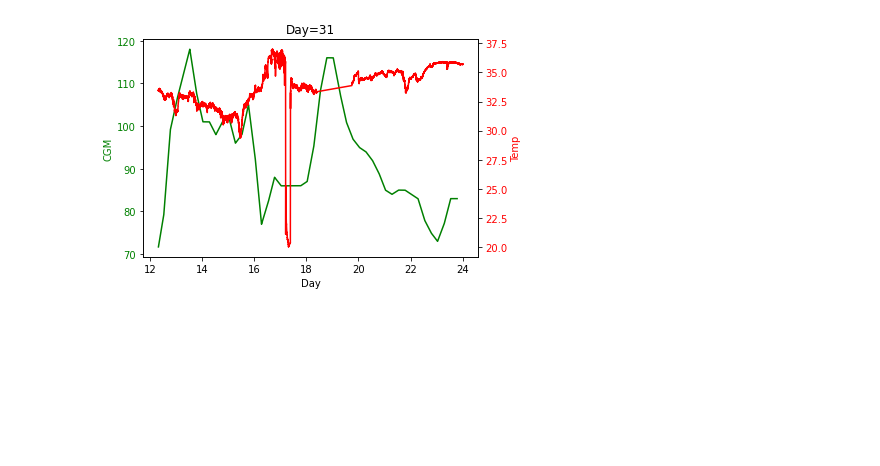
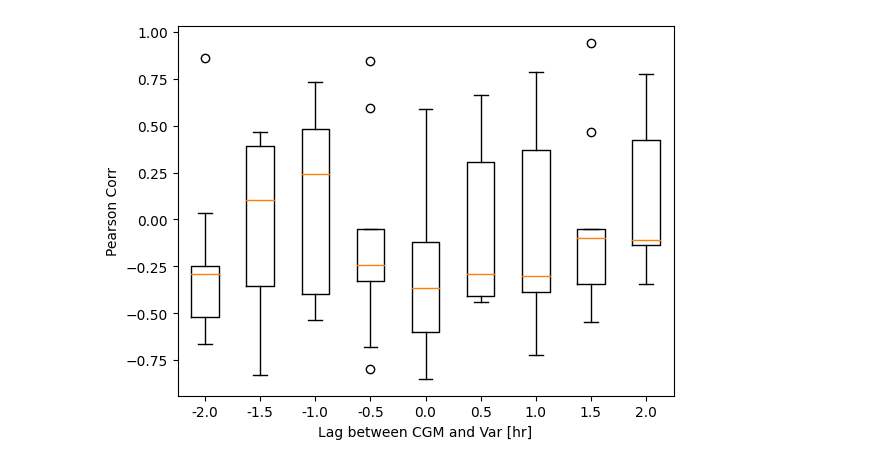
Before and after one commit to somidvar/STMI-CGM-Predictor, a Jupyter notebook: bobakProcessor.ipynb, the cells around one changed output. Drawn from its saved outputs; the diff is of its cells as text; code cells hidden in the pictures; blank space fills up the shorter version.

```diff
--- a/bobakProcessor.ipynb
+++ b/bobakProcessor.ipynb
@@ -13,6 +13,8 @@ from scipy.signal import savgol_filter
 addressPrefix='C:/Users/sorush.omidvar/Google Drive/Documents/Educational/TAMU/Research/CGM Dataset/Bobak/'
 if not os.path.exists(addressPrefix):
     addressPrefix='C:/GDrive/Documents/Educational/TAMU/Research/CGM Dataset/Bobak/'
+pd.options.mode.chained_assignment = None  # default='warn'
+plt.style.use({'figure.facecolor':'white'})
 # %%
 def loadingDataReader(fileAddress,parameter):
     try:
@@ -69,7 +71,11 @@ def dataResEnhancer(df):
     appendedData=[]
     for element in gapList:
         duration= element[2]-element[1]
-        for counter in range(0,int(duration/gapLength)):
+        if duration%gapLength==0:
+            fillerNumber=int(duration/gapLength-1)
+        else:
+            fillerNumber=int(duration/gapLength)
+        for counter in range(0,fillerNumber):
             appendedData.append([element[0],element[1]+(counter+1)*gapLength,float('nan'),element[3]])
 
     df = df.append(pd.DataFrame(appendedData,columns=['Date','Time','Value','Parameter']),ignore_index = True)
@@ -106,12 +112,14 @@ def dataAmputator(df):
 
     for amputation in amputations:
         i=df[(df['Date']==amputation[0]) & (df['Time']>=amputation[1]) & (df['Time']<=amputation[2])].index
-        df=df.drop(i)
+        df.loc[i,'Value']=float('nan')
+        # df=df.drop(i)
 
+    df=df.interpolate(method='linear')
     return df
 
 def loadingData(addressPrefix):
-    if not os.path.exists(addressPrefix+'Result-in.csv'):
+    if not os.path.exists(addressPrefix+'Result-interpolated.csv'):
         allDate=[]
         allTime=[]
         allVal=[]
@@ -122,8 +130,6 @@ def loadingData(addressPrefix):
                     ['intraday-steps.json','Step'],['intraday-TEMP_E4.json','Temp'],
                     ['intraday-glucose.json','CGM']]
 
-        sensorList=[['intraday-TEMP_E4.json','Temp']]
-
         for element in sensorList:
             fileAddress=addressPrefix+element[0]
             allDate,allTime,allVal,allPar=loadingDataAux(fileAddress,element[1],allDate,allTime,allVal,allPar)
@@ -132,10 +138,12 @@ def loadingData(addressPrefix):
                           columns =['Date','Time','Value','Parameter'])
         dfOriginal=dfOriginal.sort_values(by=['Parameter','Date','Time'])
         dfOriginal.to_csv(addressPrefix+'Result-original.csv', header=True,index=False)
+        print("Result-Original is saved")
         dfInterp=dataCleaner(dfOriginal)
         dfInterp=dataResEnhancer(dfInterp)
         dfInterp=dataAmputator(dfInterp)
         dfInterp.to_csv(addressPrefix+'Result-interpolated.csv', header=True,index=False)
+        print("Result-Interpolated is saved")
     else:
         dfOriginal=pd.read_csv(addressPrefix+'Result-original.csv')
         dfInterp=pd.read_csv(addressPrefix+'Result-interpolated.csv')
@@ -163,45 +171,39 @@ Int64Index([61937, 61938, 61939, 61940, 61941, 61942, 61943, 61944, 61945,
 # %%
-windowDuration=23.7
-lagTimes=np.arange(-3,3,0.5)
-lagTimes=[0]
+windowDuration=2
+lagTimes=np.arange(-2,2.5,0.5)
 mealTimes=[12.33,12.33,12.33,12.16,11.92,12.5,12.16,11.33,12.25]
-plotFlag=True
+plotFlag=False
 plotParamter='Temp'
 
-
-
-pearsons=[]
-
+pearsonRatios=[]
 days=dfInterp['Date']
 days=days.values.tolist()
 days=set(days)
 days=list(days)
 days.sort()
-for lagTime in lagTimes:
+pearsonRatios=np.zeros((len(lagTimes),len(days)))
+for i,lagTime in enumerate(lagTimes):
     for counter,day in enumerate(days):
         mealTime=mealTimes[counter]
-        inqueryCGM=dfInterp[dfInterp['Date']==day]
-        inqueryCGM.iloc[:,1]=inqueryCGM.iloc[:,1]/3600
-        inqueryCGM=inqueryCGM[inqueryCGM['Parameter']=='CGM']
-        inqueryCGM=inqueryCGM[inqueryCGM['Time']<=mealTime+windowDuration]
-        inqueryCGM=inqueryCGM[inqueryCGM['Time']>=mealTime]
+        queryCGM=dfInterp[dfInterp['Date']==day]
+        queryCGM['Time']=queryCGM['Time']/3600
+        queryCGM=queryCGM[queryCGM['Parameter']=='CGM']
+        queryCGM=queryCGM[queryCGM['Time']<=(mealTime+windowDuration)]
+        queryCGM=queryCGM[queryCGM['Time']>=mealTime]
 
-
-        inqueryVar=dfInterp[dfInterp['Date']==day]
-        inqueryVar.iloc[:,1]=inqueryVar.iloc[:,1]/3600
-        inqueryVar=inqueryVar[inqueryVar['Parameter']==plotParamter]
-        inqueryVar=inqueryVar[inqueryVar['Time']<=mealTime+windowDuration+lagTime]
-        inqueryVar=inqueryVar[inqueryVar['Time']>=mealTime+lagTime]
-
-
+        queryVar=dfInterp[dfInterp['Date']==day]
+        queryVar['Time']=queryVar['Time']/3600
+        queryVar=queryVar[queryVar['Parameter']==plotParamter]
+        queryVar=queryVar[queryVar['Time']<=(mealTime+windowDuration+lagTime)]
+        queryVar=queryVar[queryVar['Time']>=(mealTime+lagTime)]
         if plotFlag:
             fig, ax1 = plt.subplots ()
             ax2 = ax1.twinx ()
 
-            inqueryCGM.plot(ax=ax1,x='Time',y='Value',color='green')
+            queryCGM.plot(ax=ax1,x='Time',y='Value',color='green')
             ax1.tick_params (axis='y', labelcolor='green')
 
-            inqueryVar.plot(ax=ax2,x='Time',y='Value',color='red')
+            queryVar.plot(ax=ax2,x='Time',y='Value',color='red')
             ax2.tick_params (axis='y', labelcolor='red')
 
             ax1.set_ylabel('CGM')
@@ -211,20 +213,23 @@ for lagTime in lagTimes:
             ax2.set_ylabel(plotParamter)
             ax2.yaxis.label.set_color("red")
 
-            plt.savefig(addressPrefix+'figure'+str(day)+'.jpg')
+            # plt.savefig(addressPrefix+'figure'+str(day)+'.jpg')
             plt.title("Day="+str(day))
             ax1.get_legend().remove()
             ax2.get_legend().remove()
             plt.show()
+        # print(len(queryCGM),len(queryVar))
+        corr, pval = pearsonr(queryCGM['Value'].values.tolist(), queryVar['Value'].values.tolist())
+        # pearsonRatios.append([lagTime,day,np.round(corr,3)])
+        pearsonRatios[i,counter]=np.round(corr,3)
 
-        # corr, pval = pearsonr(CGMNew, varNew)
-        # print("Pearson ratio=", corr, "p-val=",pval)
-        # pearsons.append([lagTime,day,corr, pval])
-# pearsons=np.asarray(pearsons)
-# for i,lagTime in enumerate(lagTimes):
-#     for j,day in enumerate(days):
-#         print(pearsons[i*9+j])
-#     print("----------------------")
-#     print(np.mean(pearsons[i*9:i*9+9,2]))
-#     print("----------------------")
+for i,lagTime in enumerate(lagTimes):
+    print("Lag time=",lagTime,"Mean pearson=",np.round(np.mean(pearsonRatios[i,:]),3))
+    print(pearsonRatios[i,:])
+    print("----------------------")
+plt.boxplot(pearsonRatios)
+plt.xticks(np.arange(1,len(lagTimes)+1), lagTimes)
+plt.ylabel('Pearson Corr')
+plt.xlabel('Lag between CGM and Var [hr]')
+plt.show()
 # %% [output]
@@ -241 +253 @@ See the caveats in the documentation: https://pandas.pydata.org/pandas-docs/stab
-[figure, old version]
+[figure, new version]
```
Also changed, not shown: parts of 2 cells of this notebook.
